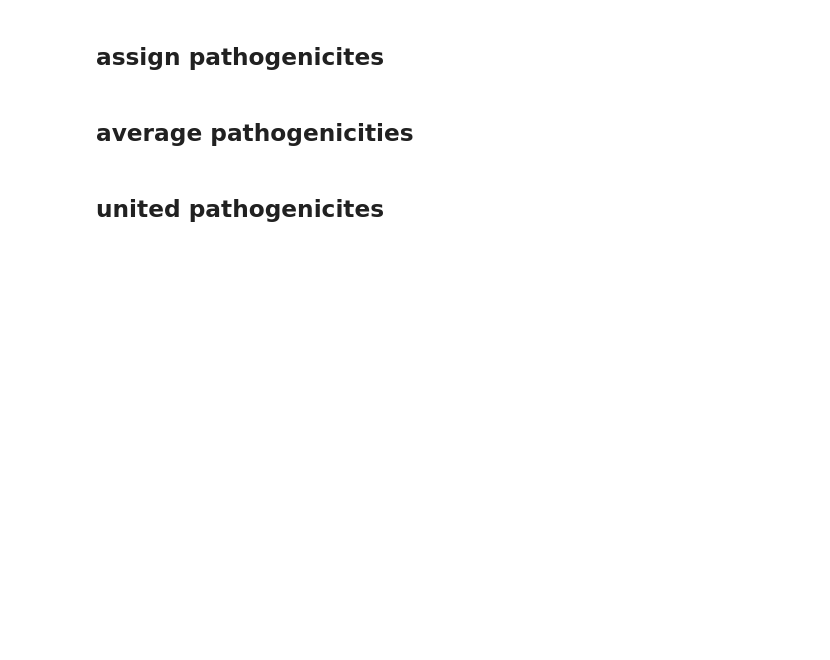
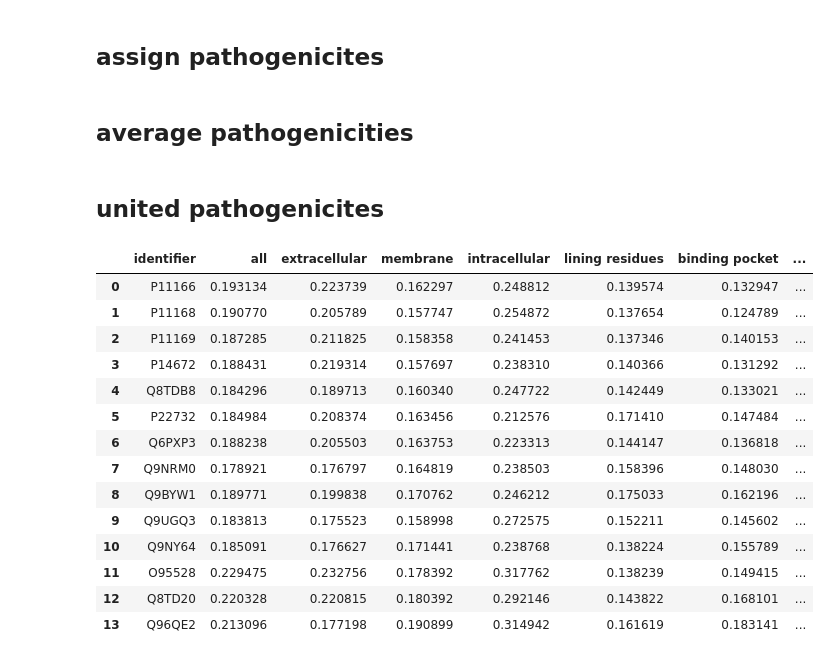
Before and after one commit to DominikMartinat/GLUT_pathogenicity_analysis, a Jupyter notebook: run_workflow.ipynb, the cells around one changed output. Cells and saved outputs as stored; diff of their text form; code cells hidden in the pictures; blank space fills up the shorter version.

```diff
--- a/run_workflow.ipynb
+++ b/run_workflow.ipynb
@@ -196,15 +224,40 @@ for prefix in reg_prefix.values():
 # %% [markdown]
 ## united pathogenicites
 # %%
-united_df = pd.read_csv(AM_DIR / f'{reg_prefix['all']}_average_patho.csv')
-united_df.columns = ['identifier', 'all']
-for reg in list(reg_prefix.keys())[1:]:
-    pathogenicities = []
-    df = pd.read_csv(AM_DIR / f'{reg_prefix[reg]}_average_patho.csv')
-    for index, row in united_df.iterrows():
-        identifier = row['identifier']
-        pat = df[df['uniprot_id']==identifier]['average_pathogenicity']
-        pathogenicities.append(pat.iloc[0])
-    united_df.loc[:, reg] = pathogenicities
+if False:
+    united_df = pd.read_csv(AM_DIR / f'{reg_prefix['all']}_average_patho.csv')
+    united_df.columns = ['identifier', 'all']
+    for reg in list(reg_prefix.keys())[1:]:
+        pathogenicities = []
+        df = pd.read_csv(AM_DIR / f'{reg_prefix[reg]}_average_patho.csv')
+        for index, row in united_df.iterrows():
+            identifier = row['identifier']
+            pat = df[df.iloc[:,0]==identifier]['average_pathogenicity']
+            pathogenicities.append(pat.iloc[0])
+        united_df.loc[:, reg] = pathogenicities
+# %%
+for directory in [AM_DIR, PP_DIR, SI_DIR]:
+    files = []
+    for prefix in reg_prefix.values():
+        files.append(directory / f'{prefix}_average_patho.csv')
+    columns = ['identifier']+list(reg_prefix.keys())
+    df = source.helpers.unite_csvs(files, directory / 'united_averages.csv', id_col = 1, colnames = columns, return_df = True)
+df
+# %% [output]
+|  | identifier | all | extracellular | membrane | intracellular | lining residues | binding pocket | ... |
+| 0 | P11166 | 0.193134 | 0.223739 | 0.162297 | 0.248812 | 0.139574 | 0.132947 | ... |
+| 1 | P11168 | 0.190770 | 0.205789 | 0.157747 | 0.254872 | 0.137654 | 0.124789 | ... |
+| 2 | P11169 | 0.187285 | 0.211825 | 0.158358 | 0.241453 | 0.137346 | 0.140153 | ... |
+| 3 | P14672 | 0.188431 | 0.219314 | 0.157697 | 0.238310 | 0.140366 | 0.131292 | ... |
+| 4 | Q8TDB8 | 0.184296 | 0.189713 | 0.160340 | 0.247722 | 0.142449 | 0.133021 | ... |
+| 5 | P22732 | 0.184984 | 0.208374 | 0.163456 | 0.212576 | 0.171410 | 0.147484 | ... |
+| 6 | Q6PXP3 | 0.188238 | 0.205503 | 0.163753 | 0.223313 | 0.144147 | 0.136818 | ... |
+| 7 | Q9NRM0 | 0.178921 | 0.176797 | 0.164819 | 0.238503 | 0.158396 | 0.148030 | ... |
+| 8 | Q9BYW1 | 0.189771 | 0.199838 | 0.170762 | 0.246212 | 0.175033 | 0.162196 | ... |
+| 9 | Q9UGQ3 | 0.183813 | 0.175523 | 0.158998 | 0.272575 | 0.152211 | 0.145602 | ... |
+| 10 | Q9NY64 | 0.185091 | 0.176627 | 0.171441 | 0.238768 | 0.138224 | 0.155789 | ... |
+| 11 | O95528 | 0.229475 | 0.232756 | 0.178392 | 0.317762 | 0.138239 | 0.149415 | ... |
+| 12 | Q8TD20 | 0.220328 | 0.220815 | 0.180392 | 0.292146 | 0.143822 | 0.168101 | ... |
+| 13 | Q96QE2 | 0.213096 | 0.177198 | 0.190899 | 0.314942 | 0.161619 | 0.183141 | ... |
 # %%
 #rename to GLUT names
```
Also changed, not shown: parts of 11 cells of this notebook, 3 other files.
